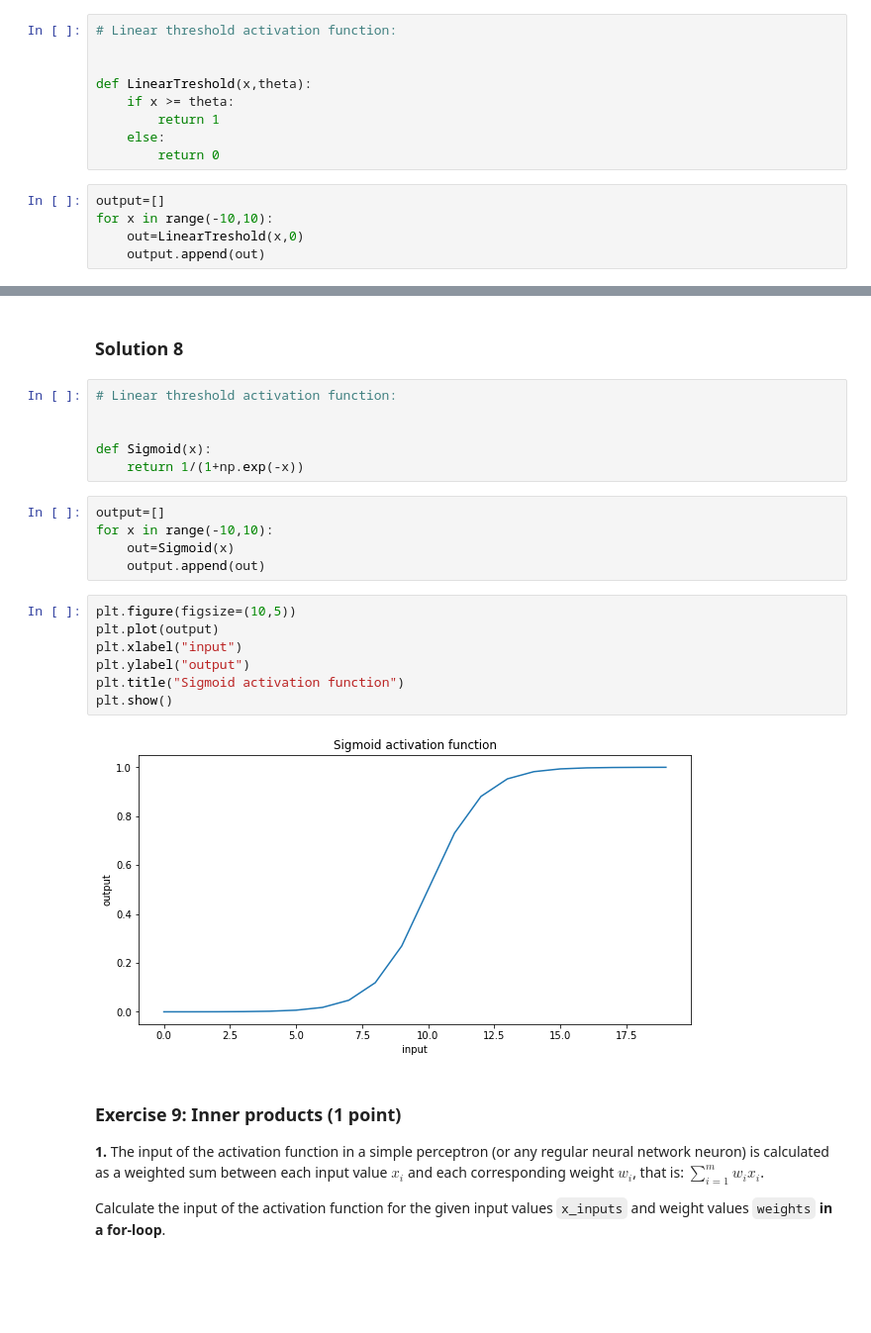
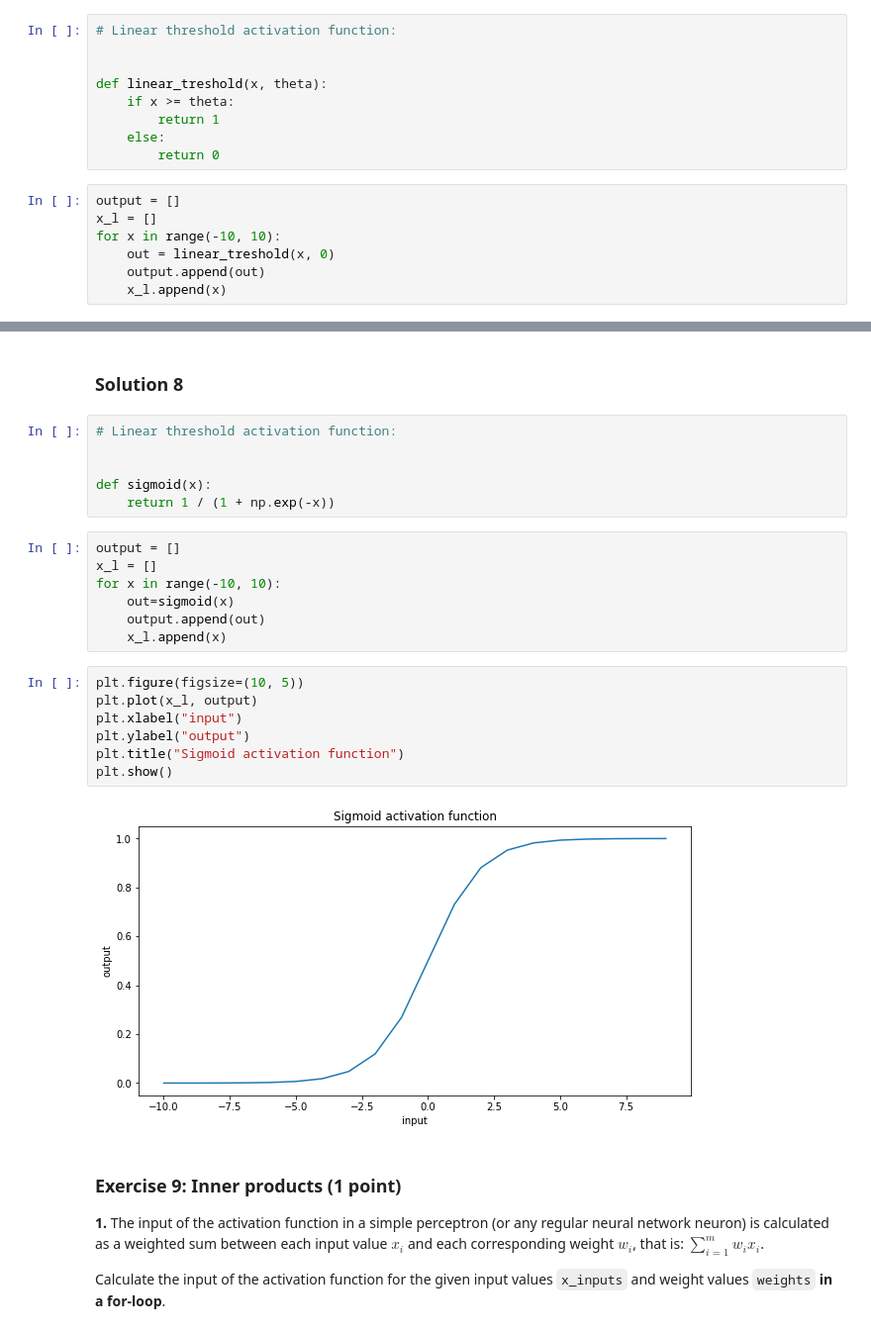
Before and after one commit to njittam/neural-networks-asignments, a Jupyter notebook: Chapter_01_introduction.ipynb, the cells around one changed output, grey strips where cells are left out. Shown at 99% size. Saved outputs shown, nothing was run; the diff lists cells and outputs as text; blank space fills up the shorter version.

```diff
--- a/Chapter_01_introduction.ipynb
+++ b/Chapter_01_introduction.ipynb
@@ -179,14 +191,16 @@ Write a function that computes the *linear threshold activation function* (also
 # Linear threshold activation function:
 
 
-def LinearTreshold(x,theta):
+def linear_treshold(x, theta):
     if x >= theta:
         return 1
     else:
         return 0
 # %%
-output=[]
-for x in range(-10,10):
-    out=LinearTreshold(x,0)
+output = []
+x_l = []
+for x in range(-10, 10):
+    out = linear_treshold(x, 0)
     output.append(out)
+    x_l.append(x)
 # %%
@@ -207,22 +221,24 @@ Write a function that computes the *sigmoid activation function* for any given i
 # Linear threshold activation function:
 
 
-def Sigmoid(x):
-    return 1/(1+np.exp(-x))
+def sigmoid(x):
+    return 1 / (1 + np.exp(-x))
 # %%
-output=[]
-for x in range(-10,10):
-    out=Sigmoid(x)
+output = []
+x_l = []
+for x in range(-10, 10):
+    out=sigmoid(x)
     output.append(out)
+    x_l.append(x)
 # %%
-plt.figure(figsize=(10,5))
-plt.plot(output)
+plt.figure(figsize=(10, 5))
+plt.plot(x_l, output)
 plt.xlabel("input")
 plt.ylabel("output")
 plt.title("Sigmoid activation function")
 plt.show()
 # %% [output]
-[figure, old version]
+[figure, new version]
 # %% [markdown]
 ### Exercise 9: Inner products (1 point)
 
```
Also changed, not shown: parts of 13 cells of this notebook.
